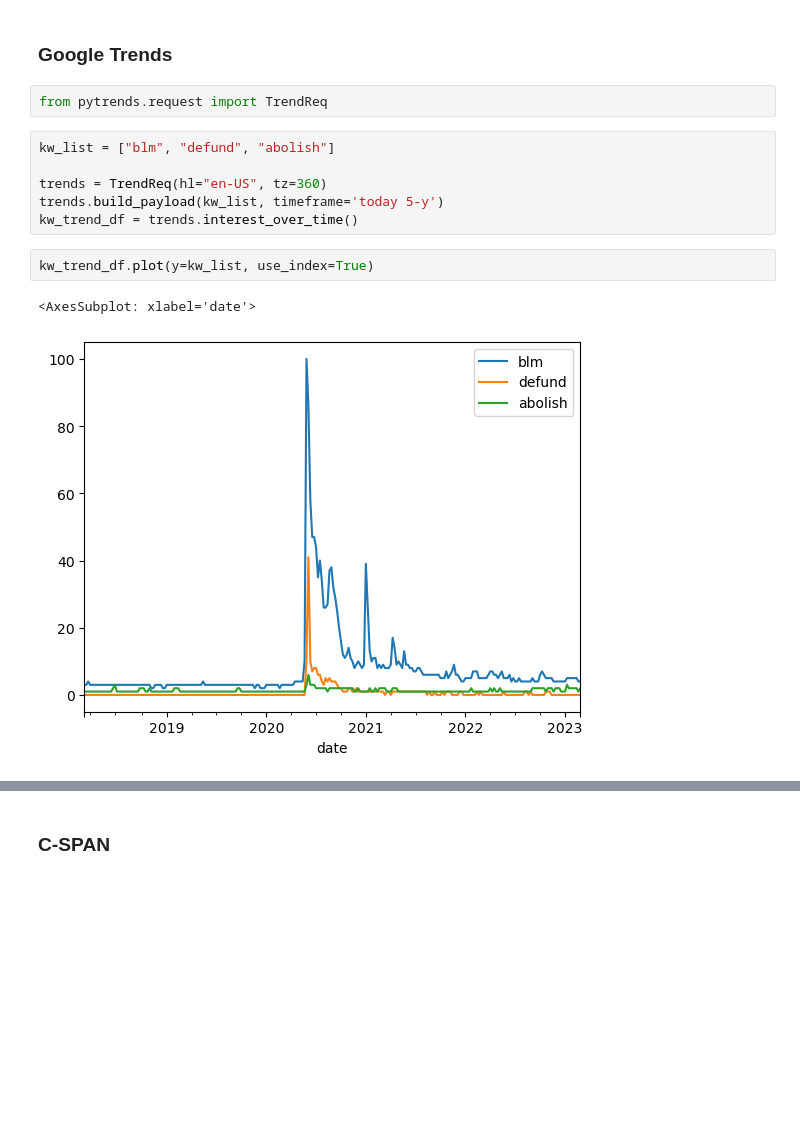
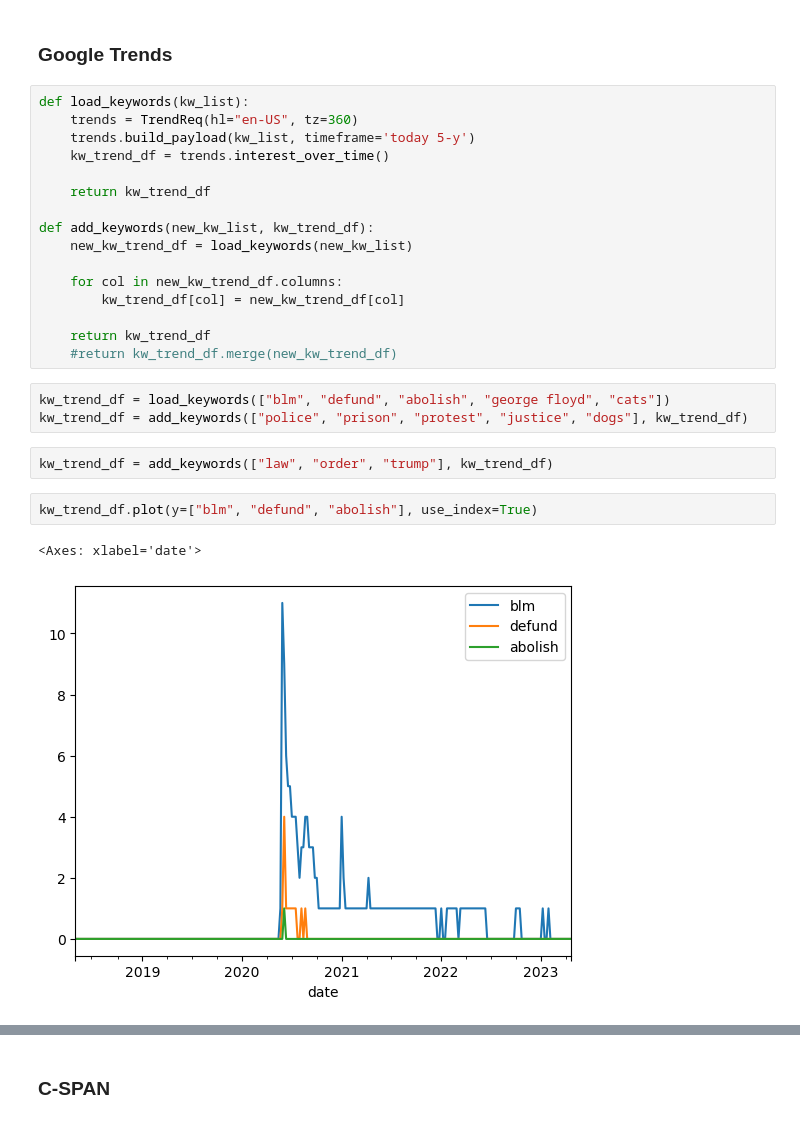
Before and after one commit to isaackrementsov/spotlights-mobilization, a Jupyter notebook: notebooks/Research.ipynb, the cells around one changed output, grey strips where cells are left out. Cells and saved outputs as stored; diff of their text form; blank space fills up the shorter version.

```diff
--- a/notebooks/Research.ipynb
+++ b/notebooks/Research.ipynb
@@ -20,15 +30,28 @@ event_df.plot(x="Year", y="Events")
 # %% [markdown]
 ### Google Trends
-# %%
-from pytrends.request import TrendReq
+# %%
+def load_keywords(kw_list):
+    trends = TrendReq(hl="en-US", tz=360)
+    trends.build_payload(kw_list, timeframe='today 5-y')
+    kw_trend_df = trends.interest_over_time()
+
+    return kw_trend_df
+
+def add_keywords(new_kw_list, kw_trend_df):
+    new_kw_trend_df = load_keywords(new_kw_list)
+
+    for col in new_kw_trend_df.columns:
+        kw_trend_df[col] = new_kw_trend_df[col]
+
+    return kw_trend_df
+    #return kw_trend_df.merge(new_kw_trend_df)
 # %%
-kw_list = ["blm", "defund", "abolish"]
-
-trends = TrendReq(hl="en-US", tz=360)
-trends.build_payload(kw_list, timeframe='today 5-y')
-kw_trend_df = trends.interest_over_time()
+kw_trend_df = load_keywords(["blm", "defund", "abolish", "george floyd", "cats"])
+kw_trend_df = add_keywords(["police", "prison", "protest", "justice", "dogs"], kw_trend_df)
+# %%
+kw_trend_df = add_keywords(["law", "order", "trump"], kw_trend_df)
 # %%
-kw_trend_df.plot(y=kw_list, use_index=True)
+kw_trend_df.plot(y=["blm", "defund", "abolish"], use_index=True)
 # %% [output]
-<AxesSubplot: xlabel='date'>
+<Axes: xlabel='date'>
-[figure, old version]
+[figure, new version]
```
Also changed, not shown: parts of 10 cells of this notebook, 1 other file.
